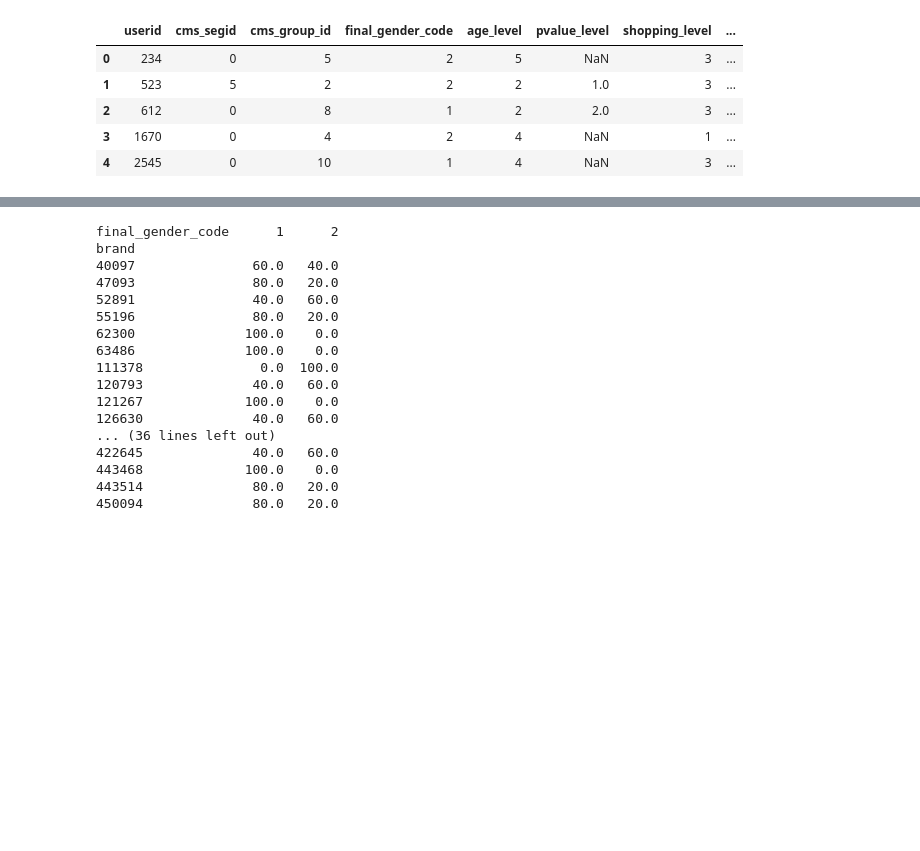
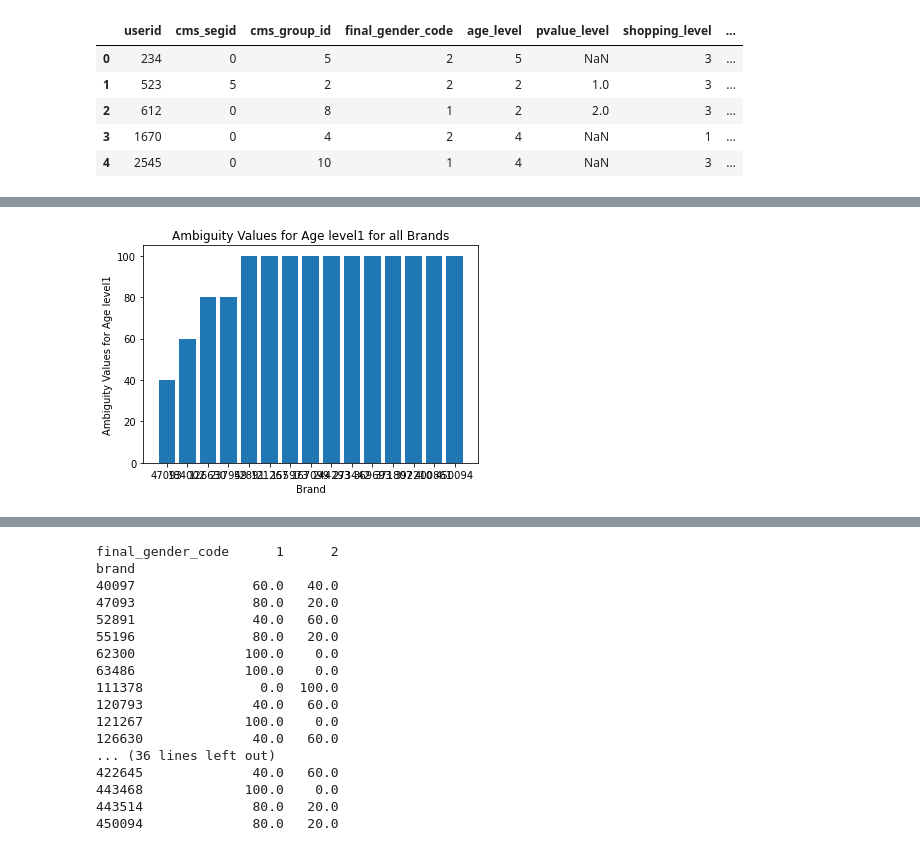
Before and after one commit to rishucoding/spml_dlrm_attacks, a Jupyter notebook: SPML.ipynb, the cells around one changed output, grey strips where cells are left out. Cells and saved outputs as stored; diff of their text form; code cells hidden in the pictures; blank space fills up the shorter version.

```diff
--- a/SPML.ipynb
+++ b/SPML.ipynb
@@ -176,10 +203,15 @@ brand_totals = pivot_table.sum(axis=1)
 
 # Divide the values in the pivot table by the age level totals and multiply by 100 to get the percent values
 percent_table = (pivot_table / brand_totals.values.reshape(-1, 1)) * 100
+percent_table = percent_table.fillna(0)
 
-# Round the values in the percent table to 2 decimal places
-percent_table = percent_table.round(2)
+ambiguity_table = 100 - percent_table
 
-# Print the percent table
+# Round the values in the ambiguity table to 2 decimal places
+ambiguity_table = ambiguity_table.round(2)
+
+# Print the ambiguity table
+print(ambiguity_table)
+
 print(percent_table)
 # %% [output]
@@ -192,0 +235,16 @@ brand
+# %%
+age_level1_ambiguity = ambiguity_table[1].sort_values()
+age_level1_ambiguity.index = age_level1_ambiguity.index.astype(str)
+
+
+plt.bar(age_level1_ambiguity.index, age_level1_ambiguity)
+
+# Add labels and title to the plot
+plt.xlabel('Brand')
+plt.ylabel('Ambiguity Values for Age level1')
+plt.title('Ambiguity Values for Age level1 for all Brands')
+
+# Show the plot
+plt.show()
+# %% [output]
+[figure, added]
```
Also changed, not shown: parts of 21 cells of this notebook.
